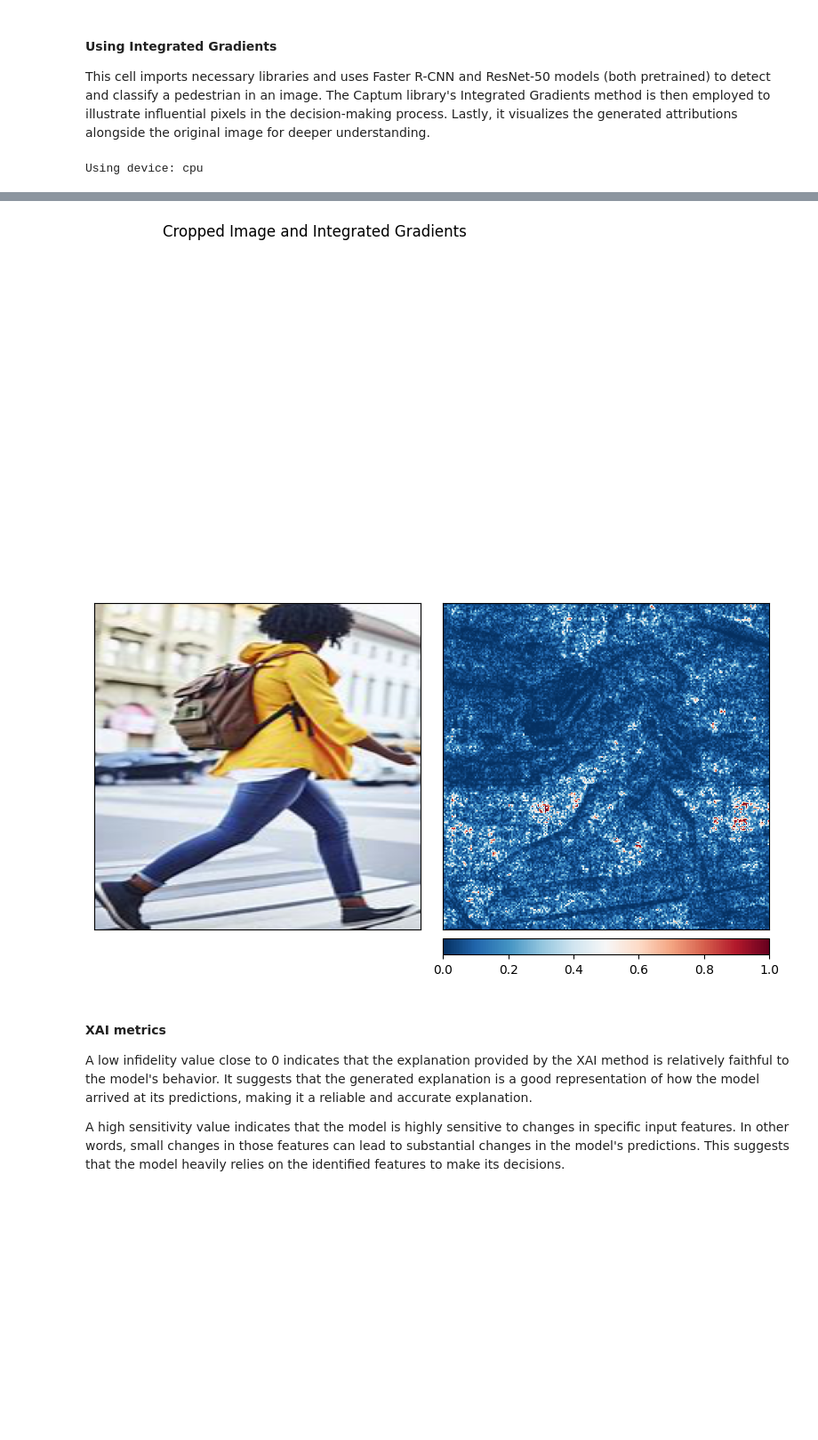
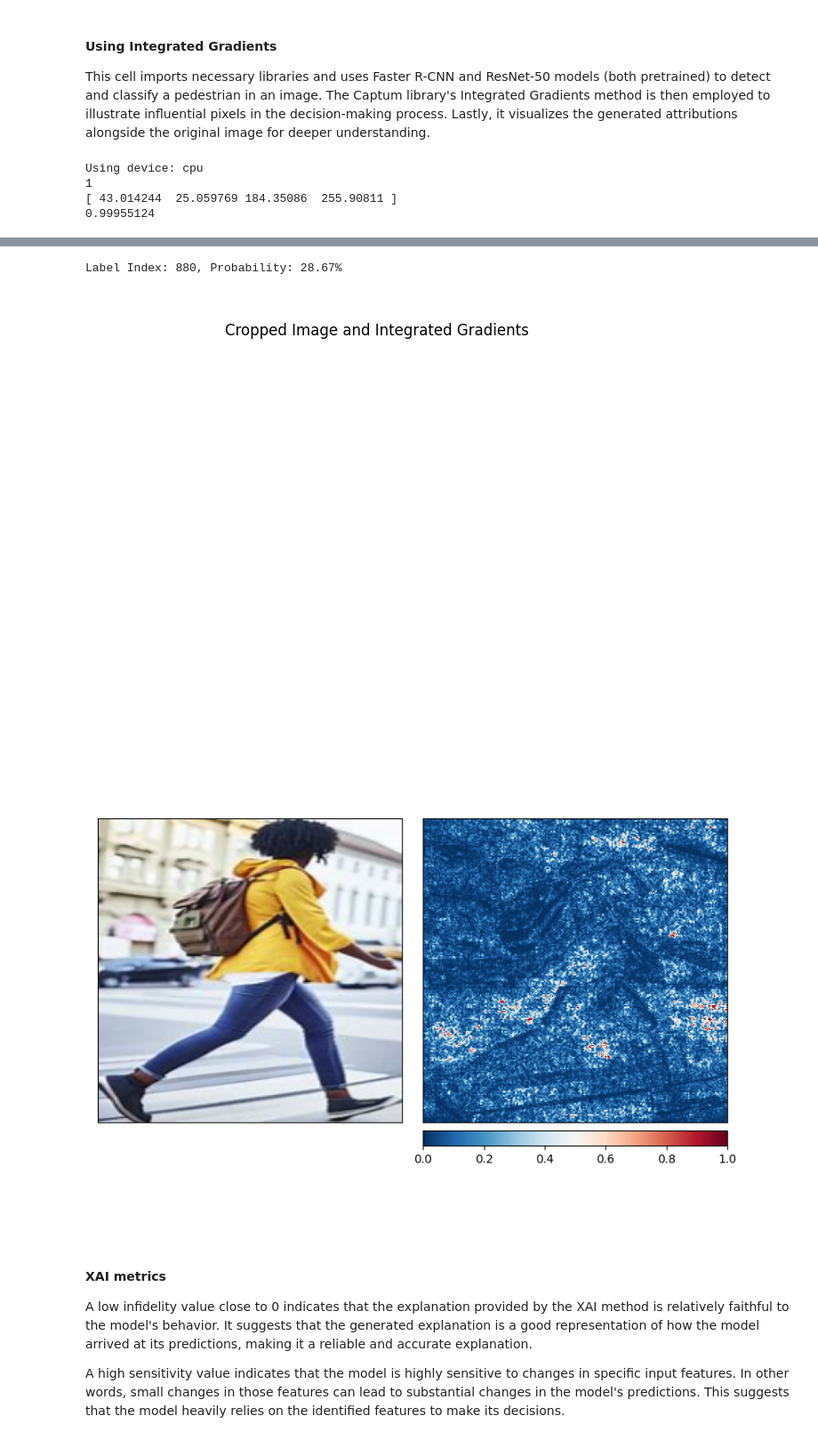
Before and after one commit to patdring/ExplainableAI, a Jupyter notebook: IntegratedGradients.ipynb, the cells around one changed output, grey strips where cells are left out. Shown at 89% size. Saved outputs shown, nothing was run; the diff lists cells and outputs as text; code cells hidden in the pictures; blank space fills up the shorter version.

Commit message:
Added more quantitative values (probs./scores)

```diff
--- a/IntegratedGradients.ipynb
+++ b/IntegratedGradients.ipynb
@@ -63,6 +63,7 @@ import numpy as np
 from torchvision.models import resnet50
 from torchvision.models.detection import fasterrcnn_resnet50_fpn
 from captum.attr import IntegratedGradients, visualization as viz
+import torch.nn.functional as F
 
 # Check if GPU is available
 device = 'cuda' if torch.cuda.is_available() else 'cpu'
@@ -99,7 +100,7 @@ predicted_boxes = predictions[0]['boxes'].cpu().numpy()
 predicted_labels = predictions[0]['labels'].cpu().numpy()
 predicted_scores = predictions[0]['scores'].cpu().numpy()
 
-# Select only boxes with pedestrian label (assuming that label id for pedestrian is 1)
+# Select only boxes with pedestrian label ( label id for pedestrian is 1)
 indices = np.where(predicted_labels == 1)[0]
 scores = predicted_scores[indices]
 
@@ -109,6 +110,10 @@ best_index = indices[scores.argmax()]
 box = predicted_boxes[best_index]
 label = predicted_labels[best_index]
 score = predicted_scores[best_index]
+
+print(label)
+print(box)
+print(score)
 
 # Plot original image with the bounding box
 plt.figure(figsize=(10,10))
@@ -134,6 +139,15 @@ cropped_input = transform(cropped_img).unsqueeze(0).to(device)
 # Run the cropped image through the classification model to get predictions
 with torch.no_grad():
     class_predictions = classification_model(cropped_input)
+
+outputs = classification_model(cropped_input)
+output_probs = F.softmax(outputs, dim=1).squeeze(0)
+# Find the index of the maximum value
+label_idx = output_probs.argmax()
+# Get the corresponding probability
+probability = output_probs[label_idx].item() * 100 # converting to percentage
+print(f"Label Index: {label_idx}, Probability: {probability:.2f}%")
+
 
 # Define Integrated Gradients
 integrated_gradients = IntegratedGradients(classification_model)
@@ -163,3 +177,6 @@ _ = viz.visualize_image_attr_multiple(np.transpose(attributions_ig.squeeze().cpu
                                                     show_colorbar=True)
 # %% [output]
 Using device: cpu
+1
+[ 43.014244  25.059769 184.35086  255.90811 ]
+0.99955124
@@ -167,5 +184,6 @@ Using device: cpu
+Label Index: 880, Probability: 28.67%
-[figure, old version]
+[figure, new version]
-[figure, old version]
+[figure, new version]
 # %% [markdown]
 #### XAI metrics
 
```
Also changed, not shown: parts of 2 cells of this notebook, 10 other files.
